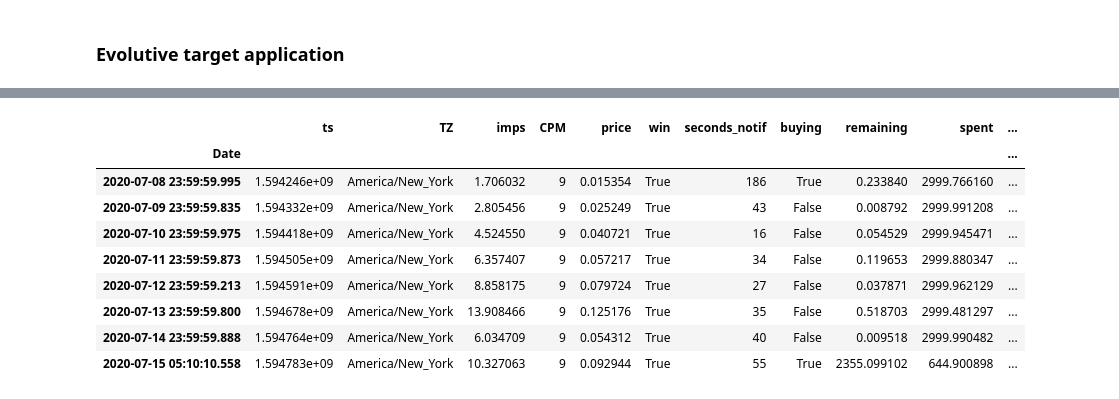
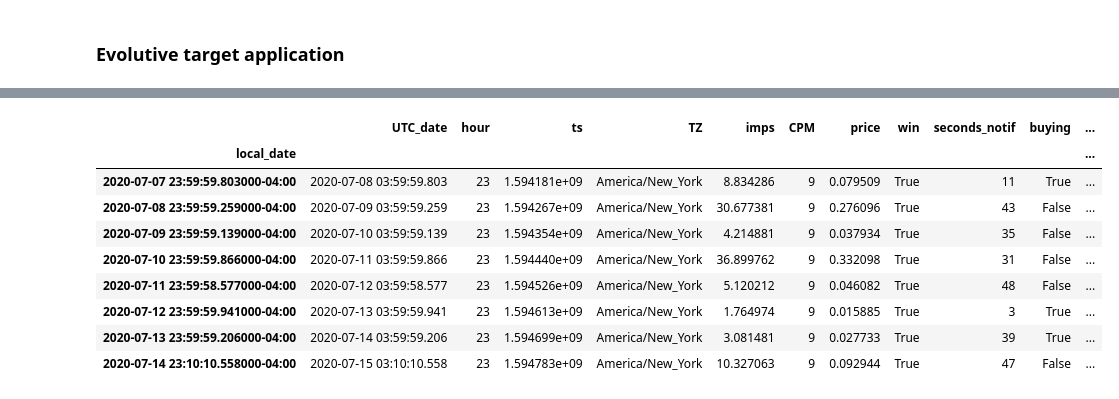
Before and after one commit to ThomasM-mecen/Displayce_internship, a Jupyter notebook: Pacing/Pacing_application.ipynb, the cells around one changed output, grey strips where cells are left out. Saved outputs shown, nothing was run; the diff lists cells and outputs as text; code cells hidden in the pictures.

```diff
--- a/Pacing/Pacing_application.ipynb
+++ b/Pacing/Pacing_application.ipynb
@@ -96,6 +101,6 @@ df['seconds_notif'] = df.apply(lambda x: delay_notif(), axis = 1)
 # %% [markdown]
 ### Hourly capping application
 # %%
-data_cap = df[df.TZ == 'America/New_York']
-data_cap.set_index('Date', inplace=True)
-data_cap.sort_index(inplace = True)
+data = df[df.TZ == 'America/New_York']
+data.set_index('local_date', inplace=True)
+data.sort_index(inplace = True)
@@ -483,6 +496,7 @@ class Algo:
         # Impossible day and hour to initialize the setup
         self.day = 0
         self.engaged_budget = 0
+        self.tz = pytz.timezone('America/New_York')
 
     def buying_decision(self, ts, price):
         """From a BR, decide whether to buy or not
@@ -492,11 +506,11 @@ class Algo:
         :price: price of the BR
         """
         # TS de la BR
-        weekday = datetime.fromtimestamp(ts).weekday()
-        day = datetime.fromtimestamp(ts).day
-        month = datetime.fromtimestamp(ts).month
-        year = datetime.fromtimestamp(ts).year
-        hour = datetime.fromtimestamp(ts).hour
+        weekday = ts.weekday()
+        day = ts.day
+        month = ts.month
+        year = ts.year
+        hour = ts.hour
         # If we begin a new day, we reset variables
         if self.day != day:
             if not self.building:
@@ -509,9 +523,9 @@ class Algo:
             self.spent_budget = 0
             self.surplus_hour = 0
             self.BT = [0]
-            self.acceleration = [{'ts':datetime(year,month,day,0,0,0),
+            self.acceleration = [{'ts':self.tz.localize(datetime(year,month,day,0,0,0)),
                                   'A':0}]
-            self.speed = [{'ts':datetime(year,month,day,0,0,0),
+            self.speed = [{'ts':self.tz.localize(datetime(year,month,day,0,0,0)),
                                   'S':0}]
             self.size_acceleration = 1
             self.sum_acceleration = 0
@@ -535,8 +549,8 @@ class Algo:
             self.spent_hour = 0
             self.remaining_budget_hour = self.budget_hour - self.spent_hour
         # Remaining time before the end of the hour
-        end_hour = datetime(year,month,day,hour,59,59,999999)
-        remaining_time =  datetime.timestamp(end_hour) - ts
+        end_hour = self.tz.localize(datetime(year,month,day,hour,59,59,999999))
+        remaining_time =  datetime.timestamp(end_hour) - datetime.timestamp(ts)
         # Average acceleration and speed
         created_time = self.acceleration[-1]['ts'] - timedelta(minutes=30)
         while self.acceleration[0]['ts'] < created_time:
@@ -565,10 +579,10 @@ class Algo:
         self.BT.append(bt)
         # Calculation of vt
         vt = self.BT[-1] - self.BT[-2]
-        self.speed.append({'ts':datetime.fromtimestamp(ts),
+        self.speed.append({'ts':ts,
                           'S': vt})
         at = self.speed[-1]['S'] - self.speed[-2]['S']
-        self.acceleration.append({'ts':datetime.fromtimestamp(ts),
+        self.acceleration.append({'ts':ts,
                           'A': at})
         # Buying decision
         if (bt >= self.target) and (self.remaining_budget - price) >= 0:
@@ -601,8 +615,8 @@ pacing = Algo(daily_budget=3000, nb_hours_day=24)
 %%time
 records = list()
 pending_notifications = list()
-day = 8
-for current_ts, row in data_et.iterrows():
+day = 7
+for current_ts, row in data.iterrows():
     # Send current notifications
     pacing.send_pending_notifications(current_ts)
     if current_ts.day != day:
@@ -615,7 +629,7 @@ for current_ts, row in data_et.iterrows():
         records[-1]['spent'] = pacing.spent_budget
 
     # Receive BR
-    buying = pacing.buying_decision(row['ts'], row['price'])
+    buying = pacing.buying_decision(current_ts, row['price'])
     # Making a decision
     if buying:
         #Buying
@@ -631,7 +645,6 @@ for current_ts, row in data_et.iterrows():
         'engaged':pacing.engaged_budget
     }
     records.append(record)
-    pacing.building.append({'Date':current_ts,'imps':row['imps']})
 # Send remaining notifications
 pacing.send_pending_notifications()
 # Update last row after sending last notifications
@@ -640,8 +653,8 @@ pacing.remaining_budget = pacing.daily_budget - (pacing.engaged_budget + pacing.
 records[-1]['remaining'] = pacing.remaining_budget
 records[-1]['spent'] = pacing.spent_budget
 pacing_df = pd.DataFrame.from_records(records)
-new_df_et = pd.concat([data_et.reset_index(),pacing_df], axis=1, ignore_index=True)
-new_df_et.columns = ['Date','ts','TZ','imps','CPM','price','win','seconds_notif',
+new_df_et = pd.concat([data.reset_index(),pacing_df], axis=1, ignore_index=True)
+new_df_et.columns = ['local_date','UTC_date','hour','ts','TZ','imps','CPM','price','win','seconds_notif',
                  'buying','remaining','spent','engaged']
-new_df_et.set_index('Date', inplace=True)
+new_df_et.set_index('local_date', inplace=True)
 # %% [output]
@@ -650,14 +663,14 @@ Wall time: 6min 48s
 # %%
-new_df_et.groupby(new_df_et.index.day).tail(1)
+new_df_et.groupby(new_df.index.day).tail(1)
 # %% [output]
-|  | ts | TZ | imps | CPM | price | win | seconds_notif | buying | remaining | spent | ... |
-| Date |  |  |  |  |  |  |  |  |  |  | ... |
-| 2020-07-08 23:59:59.995 | 1.594246e+09 | America/New_York | 1.706032 | 9 | 0.015354 | True | 186 | True | 0.233840 | 2999.766160 | ... |
-| 2020-07-09 23:59:59.835 | 1.594332e+09 | America/New_York | 2.805456 | 9 | 0.025249 | True | 43 | False | 0.008792 | 2999.991208 | ... |
-| 2020-07-10 23:59:59.975 | 1.594418e+09 | America/New_York | 4.524550 | 9 | 0.040721 | True | 16 | False | 0.054529 | 2999.945471 | ... |
-| 2020-07-11 23:59:59.873 | 1.594505e+09 | America/New_York | 6.357407 | 9 | 0.057217 | True | 34 | False | 0.119653 | 2999.880347 | ... |
-| 2020-07-12 23:59:59.213 | 1.594591e+09 | America/New_York | 8.858175 | 9 | 0.079724 | True | 27 | False | 0.037871 | 2999.962129 | ... |
-| 2020-07-13 23:59:59.800 | 1.594678e+09 | America/New_York | 13.908466 | 9 | 0.125176 | True | 35 | False | 0.518703 | 2999.481297 | ... |
-| 2020-07-14 23:59:59.888 | 1.594764e+09 | America/New_York | 6.034709 | 9 | 0.054312 | True | 40 | False | 0.009518 | 2999.990482 | ... |
-| 2020-07-15 05:10:10.558 | 1.594783e+09 | America/New_York | 10.327063 | 9 | 0.092944 | True | 55 | True | 2355.099102 | 644.900898 | ... |
+|  | UTC_date | hour | ts | TZ | imps | CPM | price | win | seconds_notif | buying | ... |
+| local_date |  |  |  |  |  |  |  |  |  |  | ... |
+| 2020-07-07 23:59:59.803000-04:00 | 2020-07-08 03:59:59.803 | 23 | 1.594181e+09 | America/New_York | 8.834286 | 9 | 0.079509 | True | 11 | True | ... |
+| 2020-07-08 23:59:59.259000-04:00 | 2020-07-09 03:59:59.259 | 23 | 1.594267e+09 | America/New_York | 30.677381 | 9 | 0.276096 | True | 43 | False | ... |
+| 2020-07-09 23:59:59.139000-04:00 | 2020-07-10 03:59:59.139 | 23 | 1.594354e+09 | America/New_York | 4.214881 | 9 | 0.037934 | True | 35 | False | ... |
+| 2020-07-10 23:59:59.866000-04:00 | 2020-07-11 03:59:59.866 | 23 | 1.594440e+09 | America/New_York | 36.899762 | 9 | 0.332098 | True | 31 | False | ... |
+| 2020-07-11 23:59:58.577000-04:00 | 2020-07-12 03:59:58.577 | 23 | 1.594526e+09 | America/New_York | 5.120212 | 9 | 0.046082 | True | 48 | False | ... |
+| 2020-07-12 23:59:59.941000-04:00 | 2020-07-13 03:59:59.941 | 23 | 1.594613e+09 | America/New_York | 1.764974 | 9 | 0.015885 | True | 3 | True | ... |
+| 2020-07-13 23:59:59.206000-04:00 | 2020-07-14 03:59:59.206 | 23 | 1.594699e+09 | America/New_York | 3.081481 | 9 | 0.027733 | True | 39 | True | ... |
+| 2020-07-14 23:10:10.558000-04:00 | 2020-07-15 03:10:10.558 | 23 | 1.594783e+09 | America/New_York | 10.327063 | 9 | 0.092944 | True | 47 | False | ... |
 # %%
```
Also changed, not shown: parts of 23 cells of this notebook.
